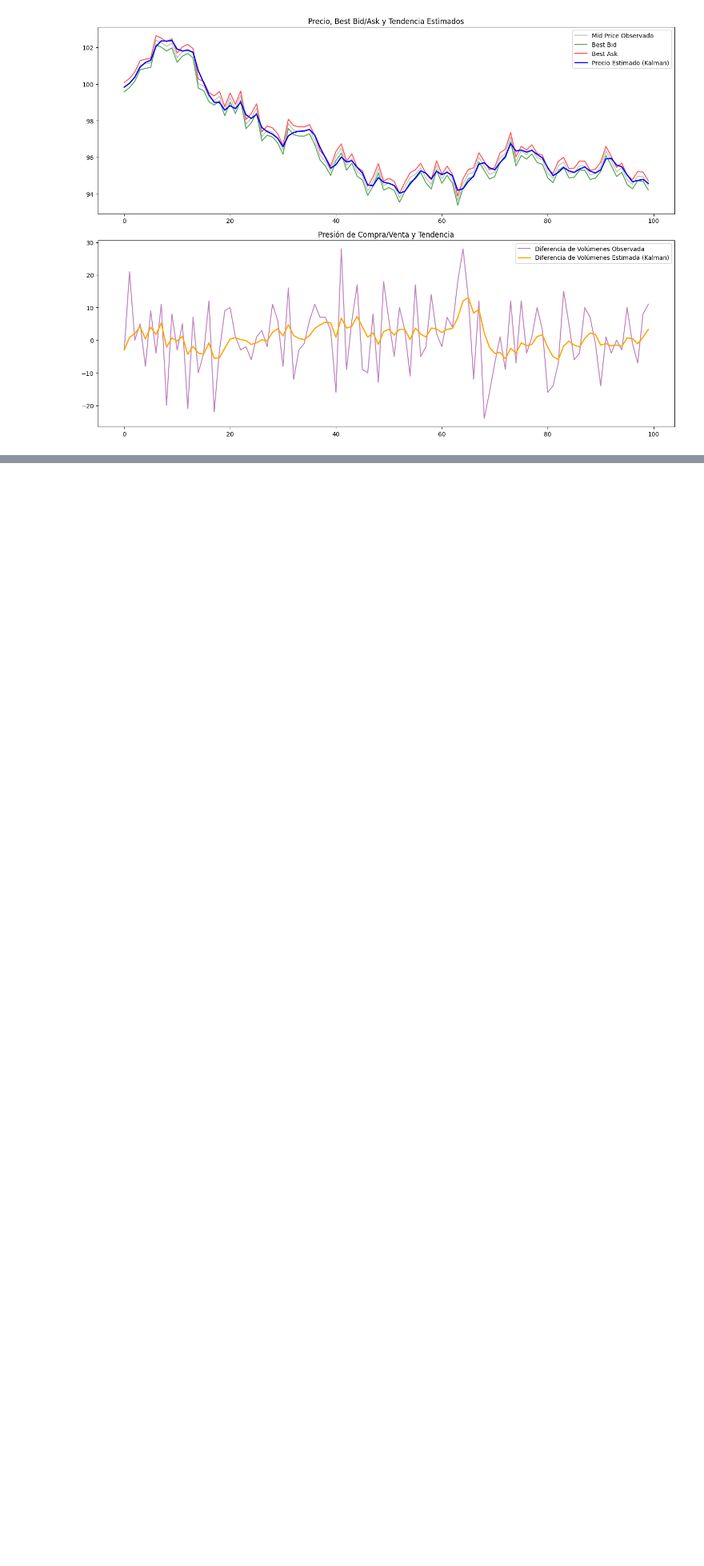
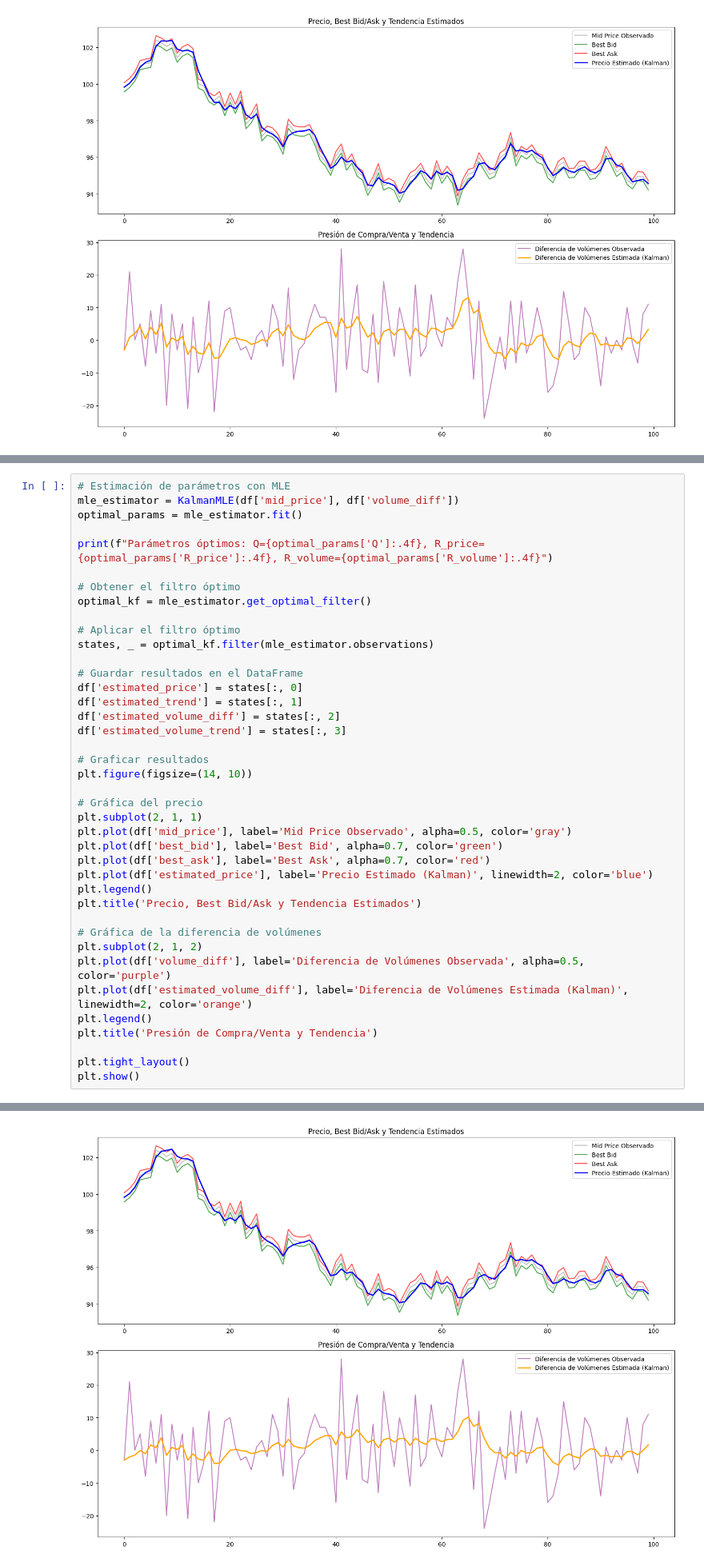
Before and after one commit to SantiLC03/market-making-polymarket, a Jupyter notebook: Kalman.ipynb, the cells around one changed output, grey strips where cells are left out. Shown at 80% size. Cells and saved outputs as stored; diff of their text form; blank space fills up the shorter version.

Commit message:
Kalman Máximo Verosimil

```diff
--- a/Kalman.ipynb
+++ b/Kalman.ipynb
@@ -140,0 +244,41 @@ kf.plot_results(df)
+# %%
+# Estimación de parámetros con MLE
+mle_estimator = KalmanMLE(df['mid_price'], df['volume_diff'])
+optimal_params = mle_estimator.fit()
+
+print(f"Parámetros óptimos: Q={optimal_params['Q']:.4f}, R_price={optimal_params['R_price']:.4f}, R_volume={optimal_params['R_volume']:.4f}")
+
+# Obtener el filtro óptimo
+optimal_kf = mle_estimator.get_optimal_filter()
+
+# Aplicar el filtro óptimo
+states, _ = optimal_kf.filter(mle_estimator.observations)
+
+# Guardar resultados en el DataFrame
+df['estimated_price'] = states[:, 0]
+df['estimated_trend'] = states[:, 1]
+df['estimated_volume_diff'] = states[:, 2]
+df['estimated_volume_trend'] = states[:, 3]
+
+# Graficar resultados
+plt.figure(figsize=(14, 10))
+
+# Gráfica del precio
+plt.subplot(2, 1, 1)
+plt.plot(df['mid_price'], label='Mid Price Observado', alpha=0.5, color='gray')
+plt.plot(df['best_bid'], label='Best Bid', alpha=0.7, color='green')
+plt.plot(df['best_ask'], label='Best Ask', alpha=0.7, color='red')
+plt.plot(df['estimated_price'], label='Precio Estimado (Kalman)', linewidth=2, color='blue')
+plt.legend()
+plt.title('Precio, Best Bid/Ask y Tendencia Estimados')
+
+# Gráfica de la diferencia de volúmenes
+plt.subplot(2, 1, 2)
+plt.plot(df['volume_diff'], label='Diferencia de Volúmenes Observada', alpha=0.5, color='purple')
+plt.plot(df['estimated_volume_diff'], label='Diferencia de Volúmenes Estimada (Kalman)', linewidth=2, color='orange')
+plt.legend()
+plt.title('Presión de Compra/Venta y Tendencia')
+
+plt.tight_layout()
+plt.show()
+# %% [output]
@@ -140,0 +286 @@ kf.plot_results(df)
+[figure, added]
```
Also changed, not shown: parts of 2 cells of this notebook.
